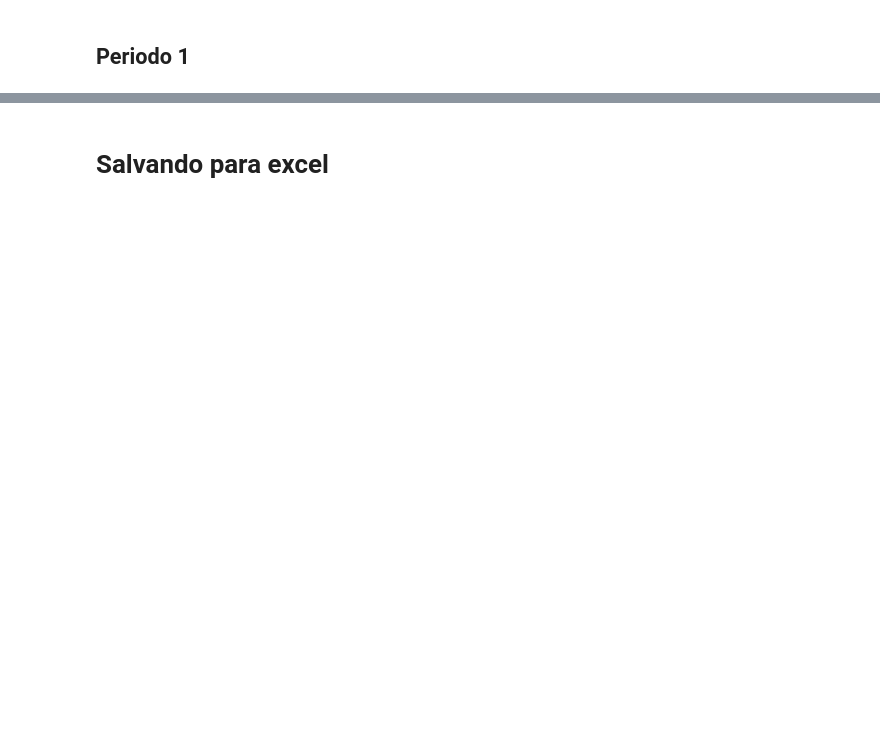
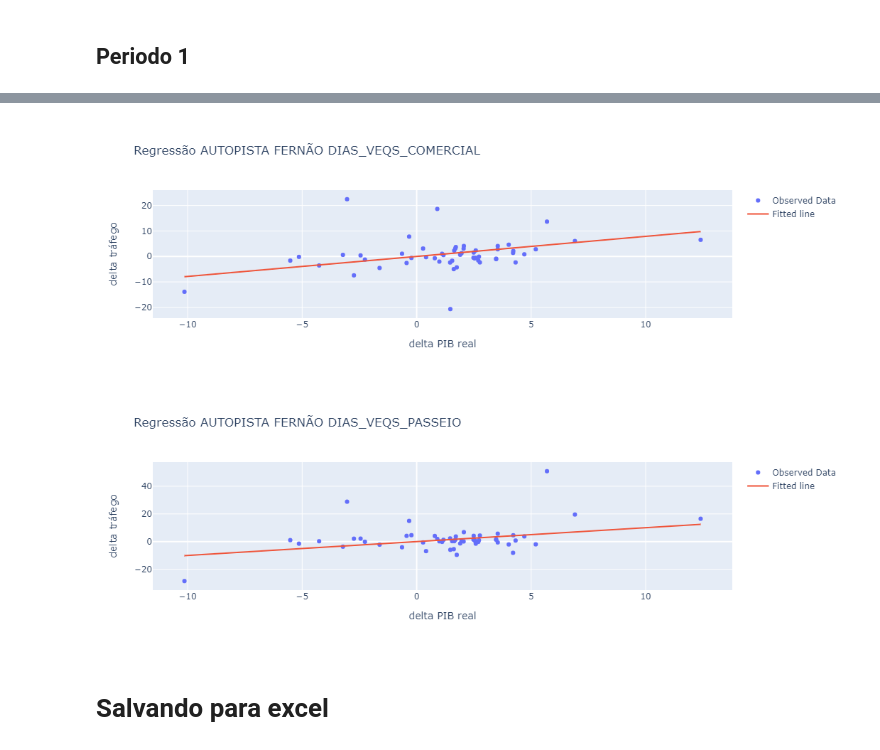
Before and after one commit to andreacmartins/infra-data, a Jupyter notebook: scripts/regressao_PIB_trimestral.ipynb, the cells around one changed output, grey strips where cells are left out. Saved outputs shown, nothing was run; the diff lists cells and outputs as text; code cells hidden in the pictures; blank space fills up the shorter version.

```diff
--- a/scripts/regressao_PIB_trimestral.ipynb
+++ b/scripts/regressao_PIB_trimestral.ipynb
@@ -186,5 +98,7 @@ len(df_pib)
 # %% [markdown]
 ## Trafego
+# %%
+dict_veqs = copy.deepcopy(dict_veqs_trafego)
 # %%
 # trocando zeros para NaN
 for veq, df in dict_veqs.items():
@@ -293,0 +261,5 @@ np.float64(0.5969748377139612)
+# %%
+periodo = periodos[1]
+dict_results_per2 = make_regressions(dict_veqs, df_pib, periodo,
+                                   drop_inverted=True, drop_X_negatives=False, fit_intercept=False)
+dict_results_per2['VEQS_PASSEIO']
@@ -293,0 +380,5 @@ np.float64(0.5969748377139612)
+# %%
+periodo = periodos[0]
+dict_curves_p1 = make_regression_curves(dict_veqs, df_pib, periodo, periodicidade,
+                                        drop_inverted=True, drop_X_negatives=False, fit_intercept=False)
+dict_curves_p1['VEQS_COMERCIAL']['AUTOPISTA FERNÃO DIAS']
@@ -293,0 +442,28 @@ np.float64(0.5969748377139612)
+# %%
+def make_plot(df_curves, veq, conc):
+    df_plot = df_curves.iloc[1:,:].copy()
+    df_plot.index = df_plot.index.to_timestamp(how='end')
+
+    X = df_plot['pib_real_pct']
+
+    fig = go.Figure()
+
+    fig.add_trace(go.Scatter(
+    x=X, y=df_plot['delta_trafego_pct'],
+    mode='markers',
+    name='Observed Data'
+    ))
+
+    fig.add_trace(go.Scatter(
+    x=X, y=df_plot['fit_pct'],
+    mode='lines',
+    name='Fitted line'
+    ))
+
+    fig.update_layout(
+    title=f"Regressão {conc}_{veq}",
+    xaxis_title="delta PIB real",
+    yaxis_title="delta tráfego"
+    )
+
+    fig.show()
@@ -294,3 +482,11 @@ np.float64(0.5969748377139612)
+# %%
+for veq, _dict in dict_curves_p1.items():
+    for conc in _dict:
+        make_plot(_dict[conc], veq, conc)
+        break
+# %% [output]
+[figure, added]
+[figure, added]
 # %% [markdown]
 # Salvando para excel
 # %%
```
Also changed, not shown: parts of 57 cells of this notebook, 2 other files.
